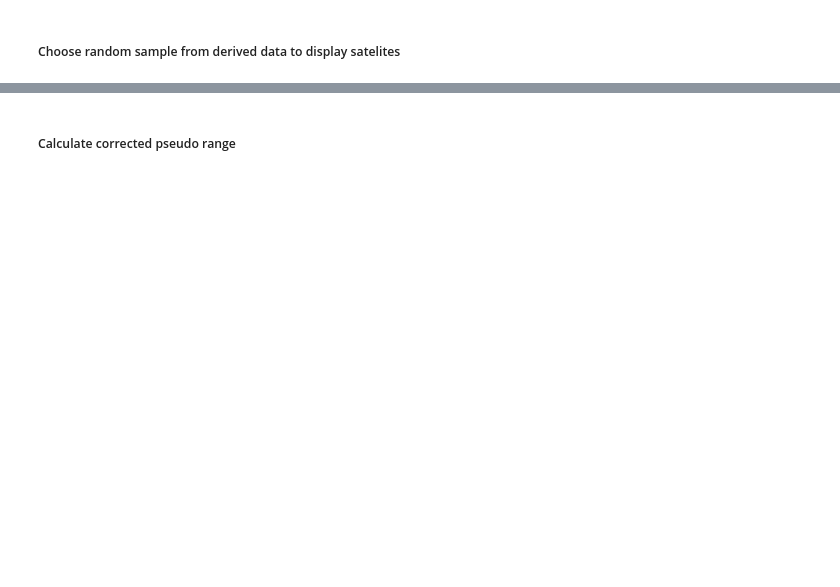
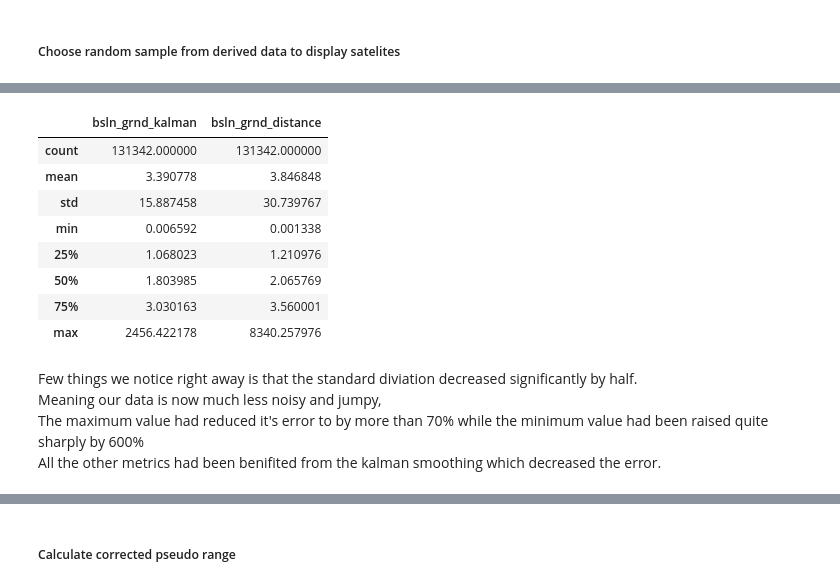
Before and after one commit to shacharhelmer/GNSS-Google, a Jupyter notebook: googlegnss.ipynb, the cells around one changed output, grey strips where cells are left out. Saved outputs shown, nothing was run; the diff lists cells and outputs as text; code cells hidden in the pictures; blank space fills up the shorter version.

```diff
--- a/googlegnss.ipynb
+++ b/googlegnss.ipynb
@@ -376,0 +348,43 @@ plt.show()
+# %%
+T = 1.0
+state_transition = np.array([[1, 0, T, 0, 0.5 * T ** 2, 0], [0, 1, 0, T, 0, 0.5 * T ** 2], [0, 0, 1, 0, T, 0],
+                             [0, 0, 0, 1, 0, T], [0, 0, 0, 0, 1, 0], [0, 0, 0, 0, 0, 1]])
+process_noise = np.diag([1e-5, 1e-5, 5e-6, 5e-6, 1e-6, 1e-6]) + np.ones((6, 6)) * 1e-9
+observation_model = np.array([[1, 0, 0, 0, 0, 0], [0, 1, 0, 0, 0, 0]])
+observation_noise = np.diag([5e-5, 5e-5]) + np.ones((2, 2)) * 1e-9
+
+kf = simdkalman.KalmanFilter(
+        state_transition = state_transition,
+        process_noise = process_noise,
+        observation_model = observation_model,
+        observation_noise = observation_noise)
+
+def apply_kf_smoothing(df, kf_=kf):
+    unique_paths = df[phone_col].unique()
+    for phone in tqdm(unique_paths):
+        data = df.loc[df[phone_col] == phone][[lat_col, lon_col]].values
+        data = data.reshape(1, len(data), 2)
+        smoothed = kf_.smooth(data)
+        df.loc[df[phone_col] == phone, lat_col] = smoothed.states.mean[0, :, 0]
+        df.loc[df[phone_col] == phone, lon_col] = smoothed.states.mean[0, :, 1]
+    return df
+# %%
+bsln_trn_orig = bsln_trn.copy()
+bsln_trn_sm = apply_kf_smoothing(bsln_trn)
+target['bsln_grnd_kalman'] = calc_haversine(ground['latDeg'], ground['lngDeg'], bsln_trn['latDeg'], bsln_trn['lngDeg'])
+target[['bsln_grnd_kalman', 'bsln_grnd_distance']].describe()
+# %% [output]
+|  | bsln_grnd_kalman | bsln_grnd_distance |
+| count | 131342.000000 | 131342.000000 |
+| mean | 3.390778 | 3.846848 |
+| std | 15.887458 | 30.739767 |
+| min | 0.006592 | 0.001338 |
+| 25% | 1.068023 | 1.210976 |
+| 50% | 1.803985 | 2.065769 |
+| 75% | 3.030163 | 3.560001 |
+| max | 2456.422178 | 8340.257976 |
+# %% [markdown]
+Few things we notice right away is that the standard diviation decreased significantly by half.<br>
+Meaning our data is now much less noisy and jumpy, <br>
+The maximum value had reduced it's error to by more than 70% while the minimum value had been raised quite sharply by 600%<br>
+All the other metrics had been benifited from the kalman smoothing which decreased the error.
```
Also changed, not shown: parts of 125 cells of this notebook.
